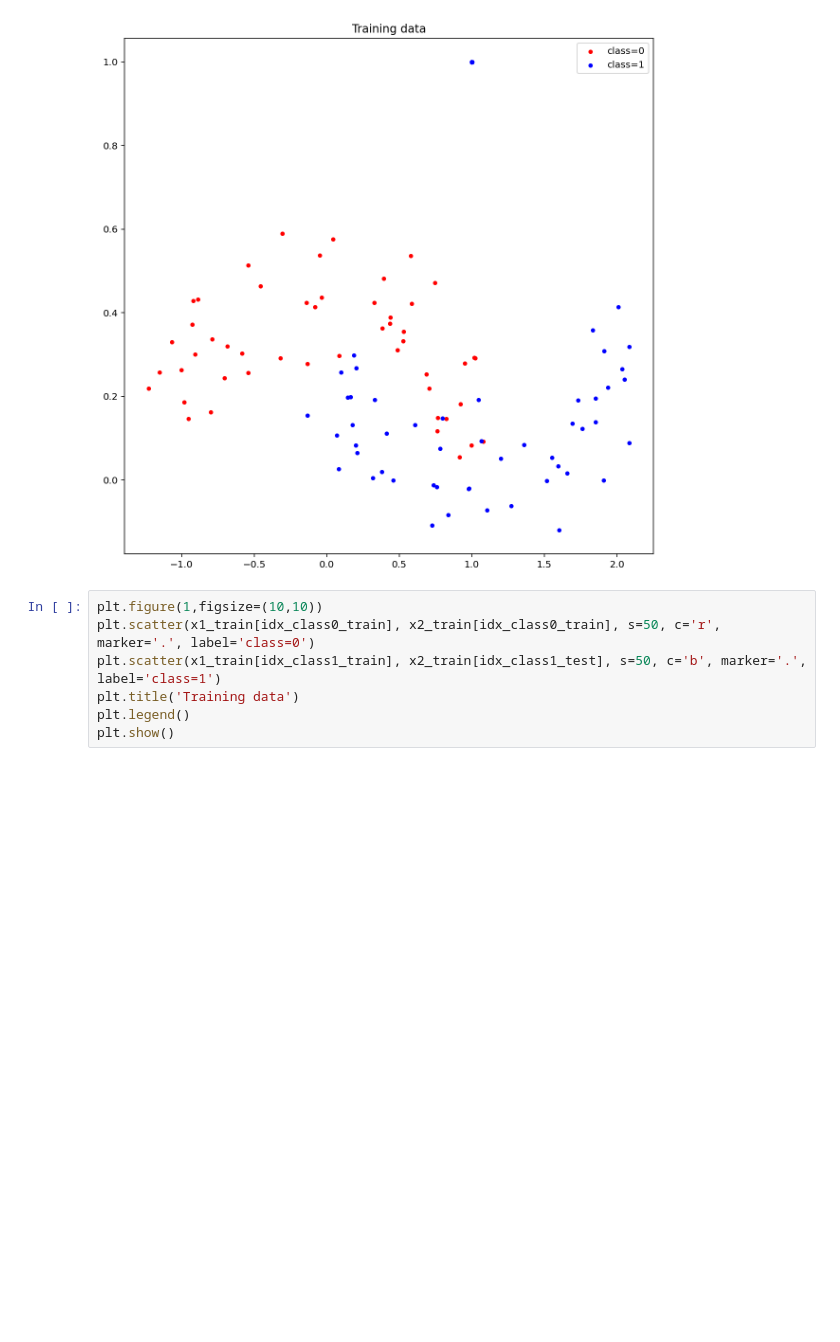
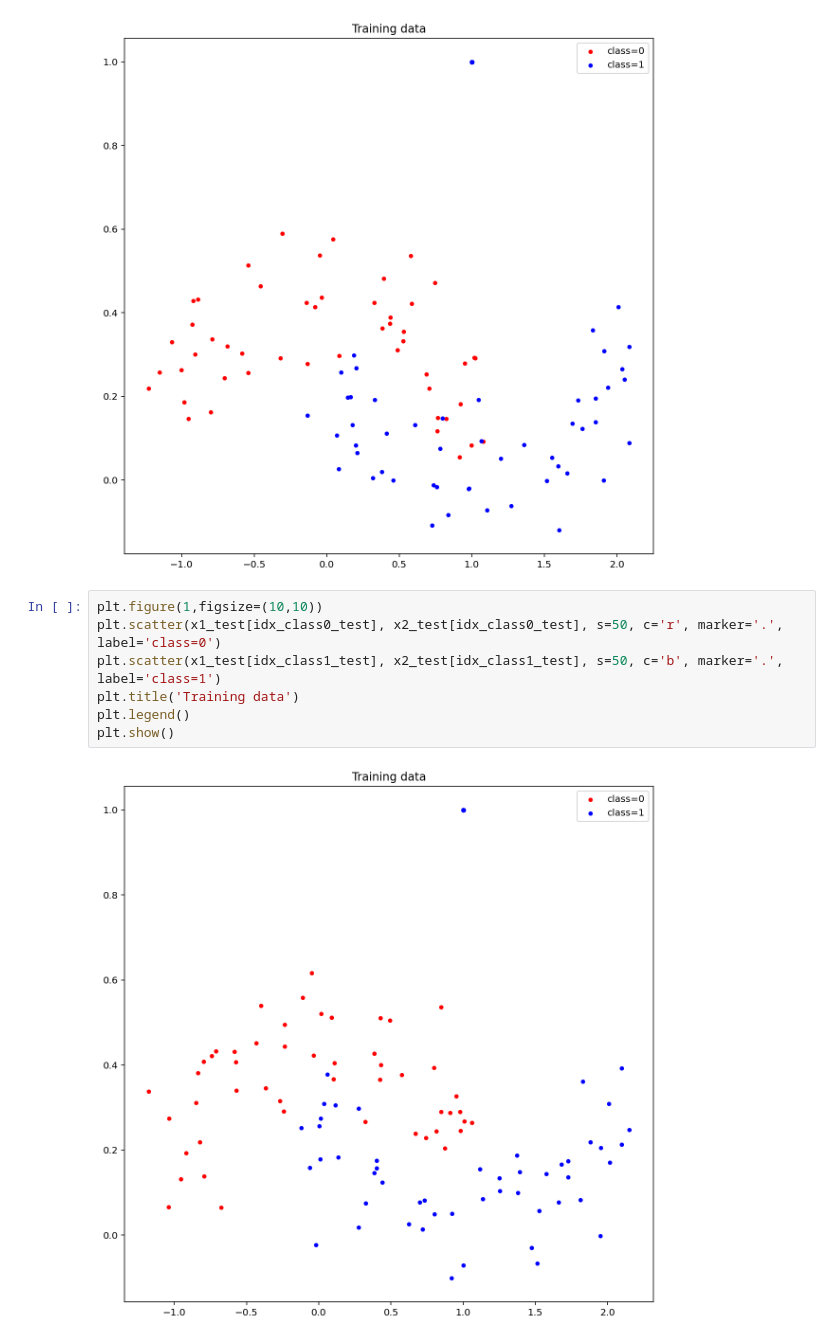
Before and after one commit to nh7881/machine_learning_project_class, a Jupyter notebook: exercise_06/assignment_06.ipynb, the cells around one changed output. Saved outputs shown, nothing was run; the diff lists cells and outputs as text; blank space fills up the shorter version.

```diff
--- a/exercise_06/assignment_06.ipynb
+++ b/exercise_06/assignment_06.ipynb
@@ -68,8 +68,10 @@ plt.show()
 [figure]
 # %%
 plt.figure(1,figsize=(10,10))
-plt.scatter(x1_train[idx_class0_train], x2_train[idx_class0_train], s=50, c='r', marker='.', label='class=0')
-plt.scatter(x1_train[idx_class1_train], x2_train[idx_class1_test], s=50, c='b', marker='.', label='class=1')
+plt.scatter(x1_test[idx_class0_test], x2_test[idx_class0_test], s=50, c='r', marker='.', label='class=0')
+plt.scatter(x1_test[idx_class1_test], x2_test[idx_class1_test], s=50, c='b', marker='.', label='class=1')
 plt.title('Training data')
 plt.legend()
 plt.show()
+# %% [output]
+[figure, added]
```
